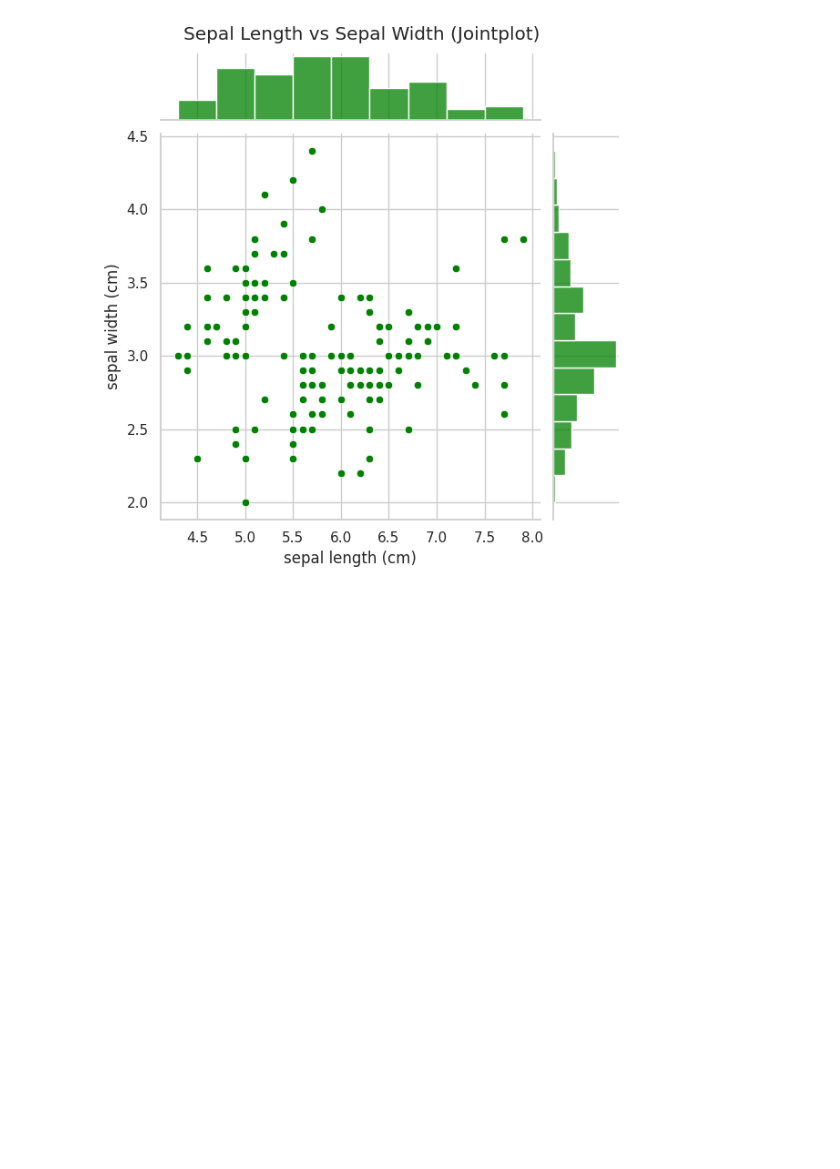
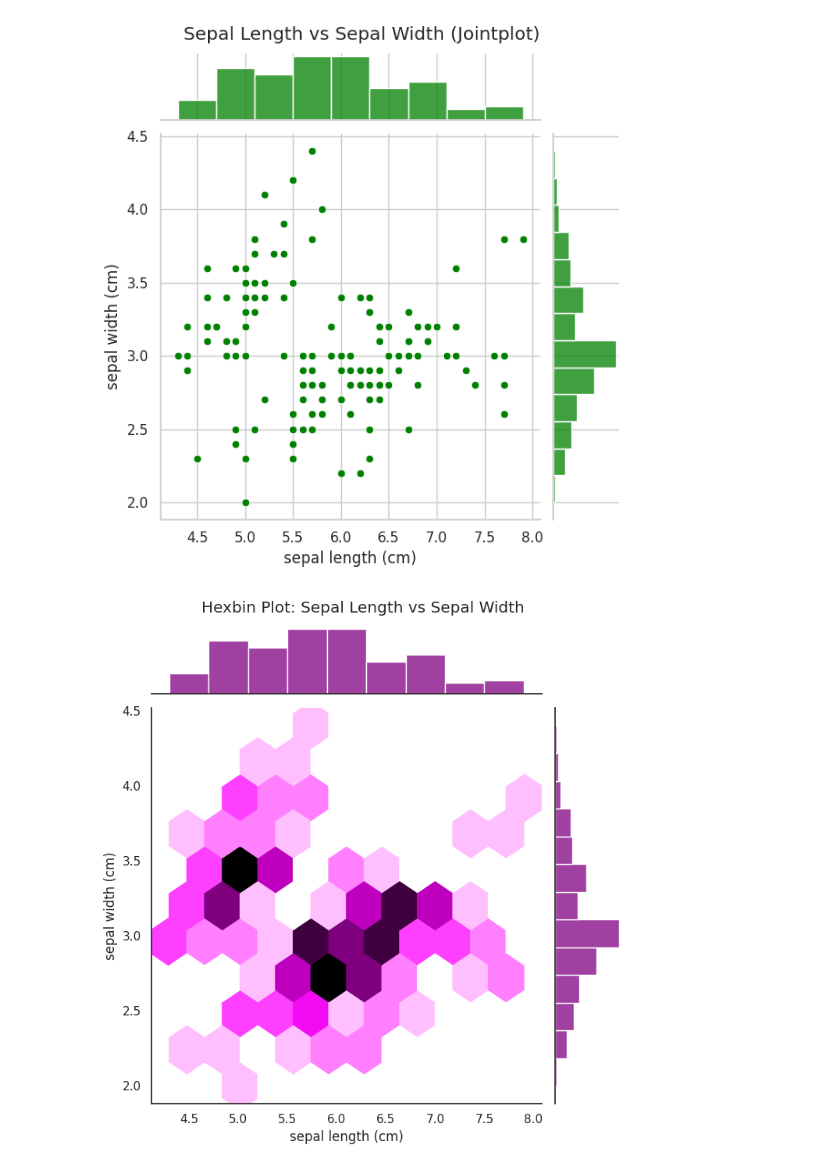
Before and after one commit to ThodupunooriSaiManish/Machine_Learning, a Jupyter notebook: Machine_Learning_Lab.ipynb, the cells around one changed output. Cells and saved outputs as stored; diff of their text form; code cells hidden in the pictures; blank space fills up the shorter version.

```diff
--- a/Machine_Learning_Lab.ipynb
+++ b/Machine_Learning_Lab.ipynb
@@ -789,3 +789,20 @@ plt.suptitle('Sepal Length vs Sepal Width (Jointplot)', y=1.02)
 plt.show()
 # %% [output]
 [figure]
+# %%
+#15
+
+# Hexbin jointplot (Sepal Length vs Width)
+sns.set(style="white")
+g = sns.jointplot(
+    data=df,
+    x="sepal length (cm)",
+    y="sepal width (cm)",
+    kind="hex",
+    color="purple",
+    height=7
+)
+g.fig.suptitle("Hexbin Plot: Sepal Length vs Sepal Width", y=1.02)
+plt.show()
+# %% [output]
+[figure, added]
```
Also changed, not shown: parts of 3 cells of this notebook.
